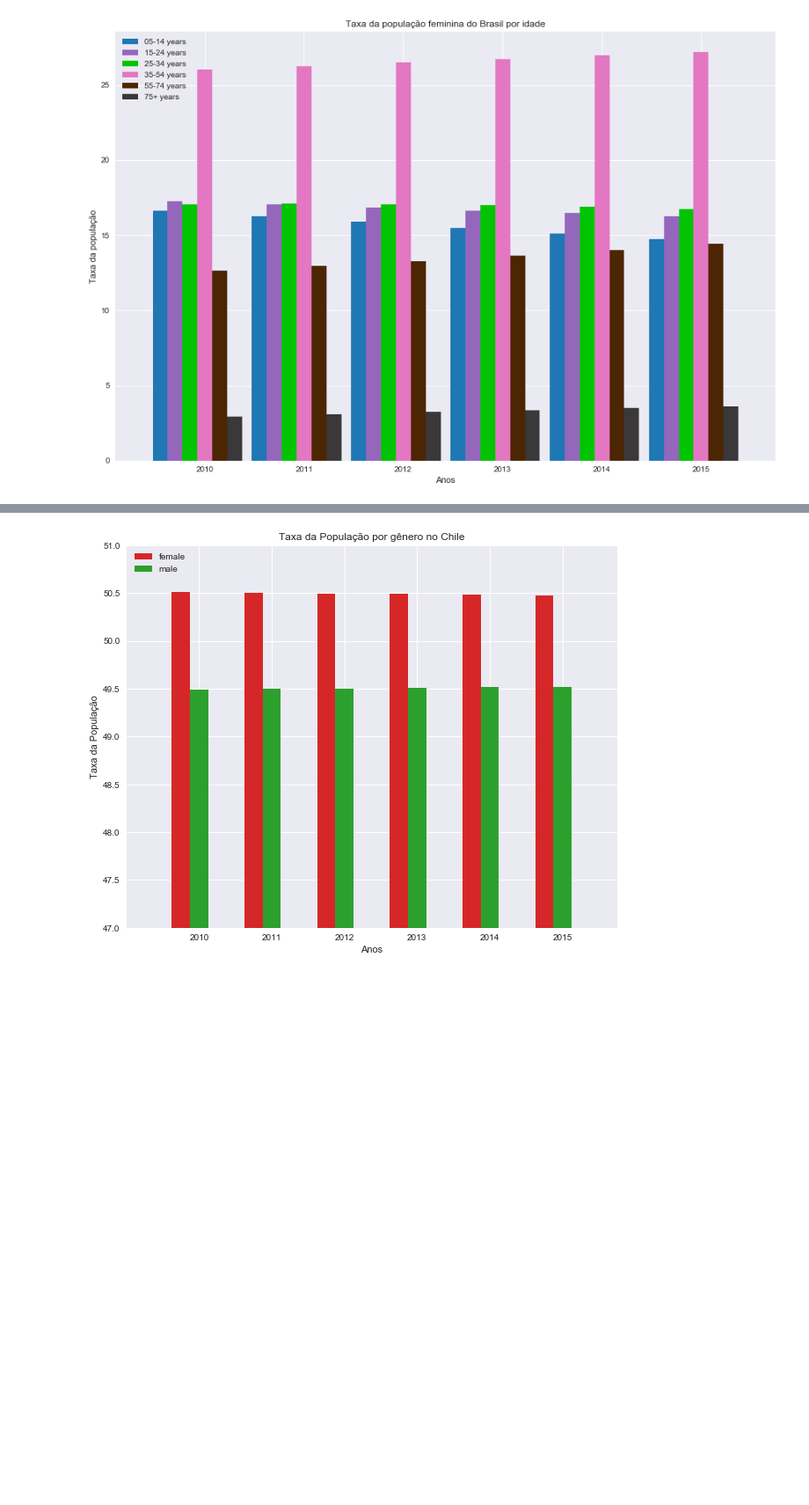
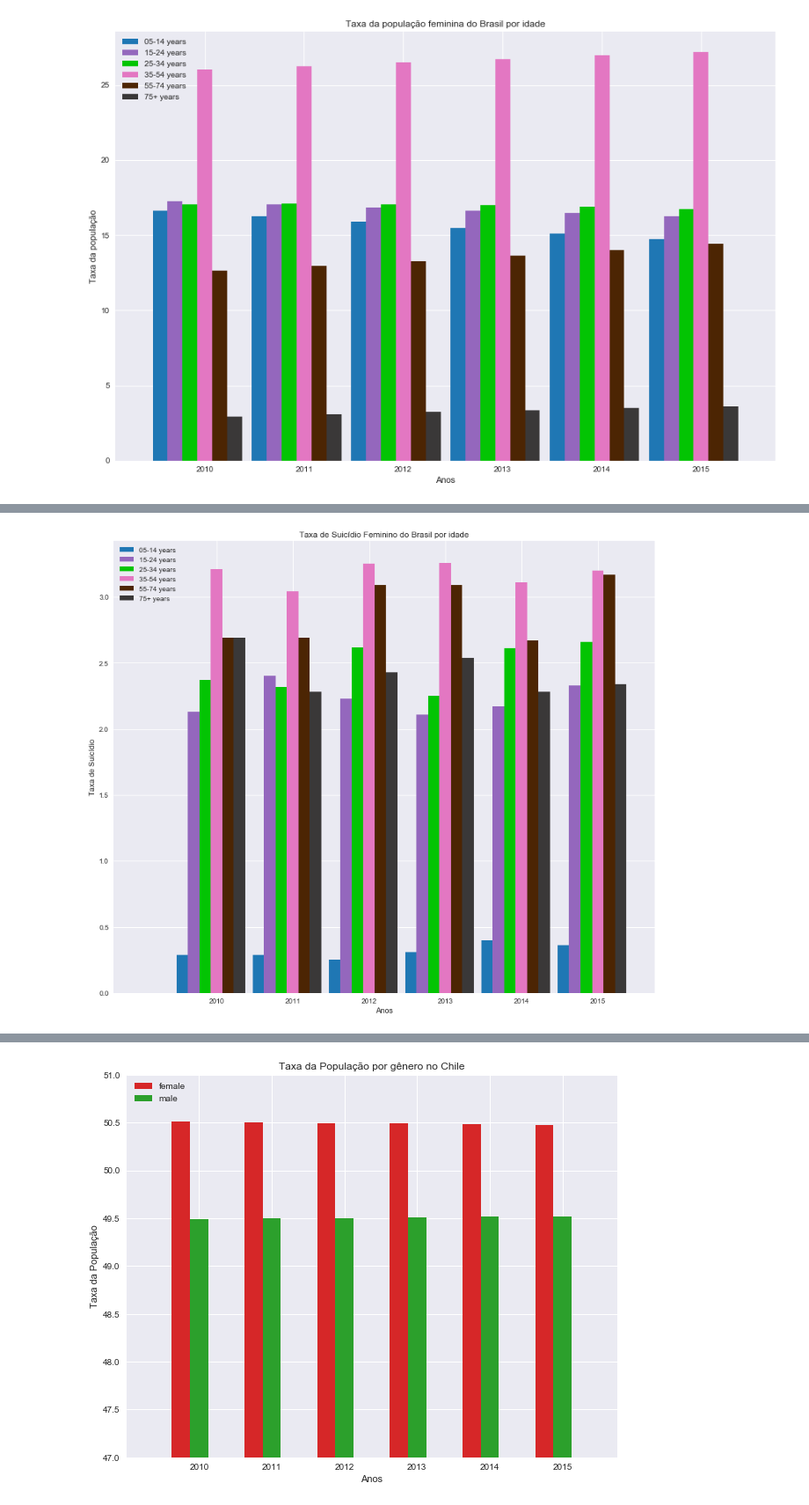
Before and after one commit to Eudess/suicide-data-science, a Jupyter notebook: Entrega 03/suicide_analytics.ipynb, the cells around one changed output, grey strips where cells are left out. Shown at 88% size. Cells and saved outputs as stored; diff of their text form; code cells hidden in the pictures; blank space fills up the shorter version.

```diff
--- a/Entrega 03/suicide_analytics.ipynb
+++ b/Entrega 03/suicide_analytics.ipynb
@@ -595,3 +599,7 @@ generate_chart_rate_population_age(brazil_female, "Taxa da população", "Anos",
+# %%
+generate_chart_suicide_age(brazil_female, "Taxa de Suicídio", "Anos", "Taxa de Suicídio Feminino do Brasil por idade", age_colors, 0.15)
+# %% [output]
+[figure, added]
 # %%
 generate_chart_suicide_gen(gch, "Taxa de Suicídio", "Anos", "Taxa de Suicídio por gênero no Chile",male_female_colors, 0.25)
 # %% [output]
```
Also changed, not shown: parts of 87 cells of this notebook.
